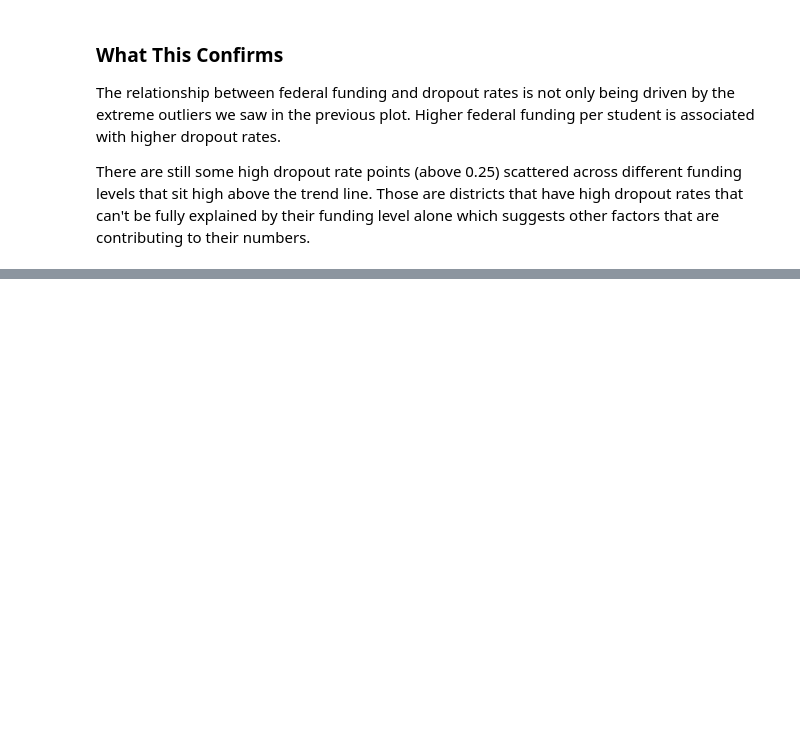
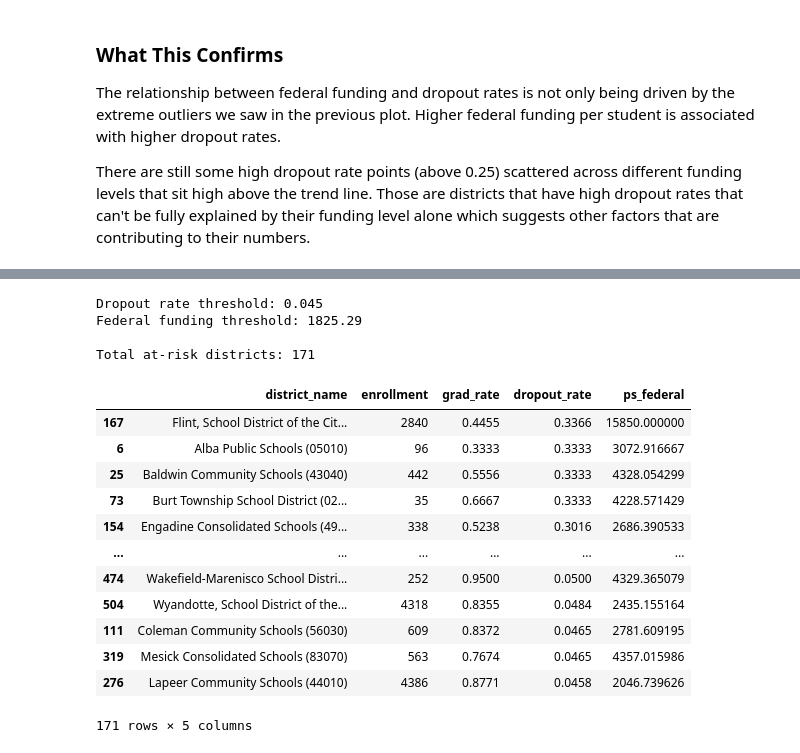
Before and after one commit to Claraebrooks/Multimodal-Data-Exploration-Educational-Data-CIS-635-, a Jupyter notebook: education_analysis.ipynb, the cells around one changed output, grey strips where cells are left out. Saved outputs shown, nothing was run; the diff lists cells and outputs as text; code cells hidden in the pictures; blank space fills up the shorter version.

```diff
--- a/education_analysis.ipynb
+++ b/education_analysis.ipynb
@@ -383,0 +394,44 @@ There are still some high dropout rate points (above 0.25) scattered across diff
+# %%
+# Define at-risk thresholds
+# High dropout = above the median dropout rate
+# High federal funding = above the median federal per-student funding
+
+dropout_threshold = corr_df_filtered['dropout_rate'].median()
+federal_threshold = corr_df_filtered['ps_federal'].median()
+
+print(f"Dropout rate threshold: {dropout_threshold:.3f}")
+print(f"Federal funding threshold: {federal_threshold:.2f}")
+
+# Flag districts that are above both thresholds
+michigan_merged['at_risk'] = (
+    (pd.to_numeric(michigan_merged['dropout_rate'], errors='coerce') > dropout_threshold) &
+    (michigan_merged['ps_federal'] > federal_threshold)
+)
+
+print(f"\nTotal at-risk districts: {michigan_merged['at_risk'].sum()}")
+# %% [output]
+Dropout rate threshold: 0.045
+Federal funding threshold: 1825.29
+
+Total at-risk districts: 171
+# %%
+at_risk_districts = michigan_merged[michigan_merged['at_risk'] == True][[
+    'district_name', 'enrollment', 'grad_rate', 'dropout_rate',
+    'ps_federal'
+]].sort_values('dropout_rate', ascending=False)
+
+at_risk_districts
+# %% [output]
+|  | district_name | enrollment | grad_rate | dropout_rate | ps_federal |
+| 167 | Flint, School District of the Cit... | 2840 | 0.4455 | 0.3366 | 15850.000000 |
+| 6 | Alba Public Schools (05010) | 96 | 0.3333 | 0.3333 | 3072.916667 |
+| 25 | Baldwin Community Schools (43040) | 442 | 0.5556 | 0.3333 | 4328.054299 |
+| 73 | Burt Township School District (02... | 35 | 0.6667 | 0.3333 | 4228.571429 |
+| 154 | Engadine Consolidated Schools (49... | 338 | 0.5238 | 0.3016 | 2686.390533 |
+| ... | ... | ... | ... | ... | ... |
+| 474 | Wakefield-Marenisco School Distri... | 252 | 0.9500 | 0.0500 | 4329.365079 |
+| 504 | Wyandotte, School District of the... | 4318 | 0.8355 | 0.0484 | 2435.155164 |
+| 111 | Coleman Community Schools (56030) | 609 | 0.8372 | 0.0465 | 2781.609195 |
+| 319 | Mesick Consolidated Schools (83070) | 563 | 0.7674 | 0.0465 | 4357.015986 |
+| 276 | Lapeer Community Schools (44010) | 4386 | 0.8771 | 0.0458 | 2046.739626 |
+171 rows × 5 columns
```
Also changed, not shown: parts of 9 cells of this notebook.
